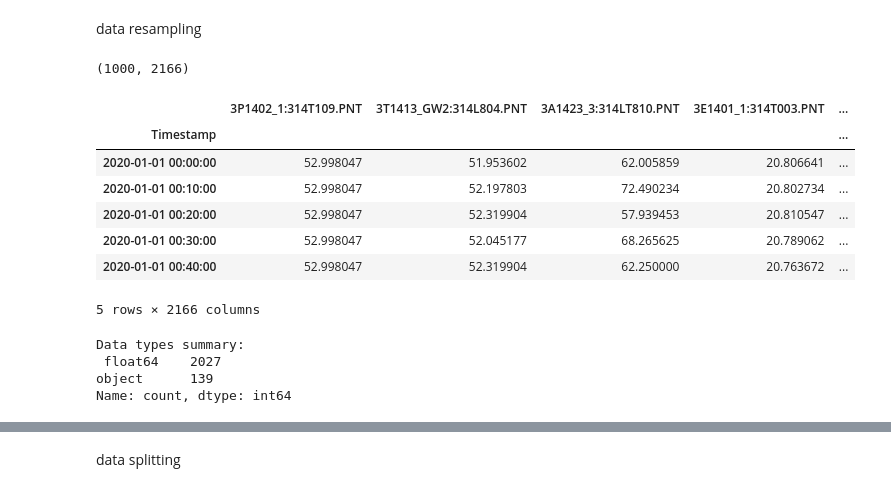
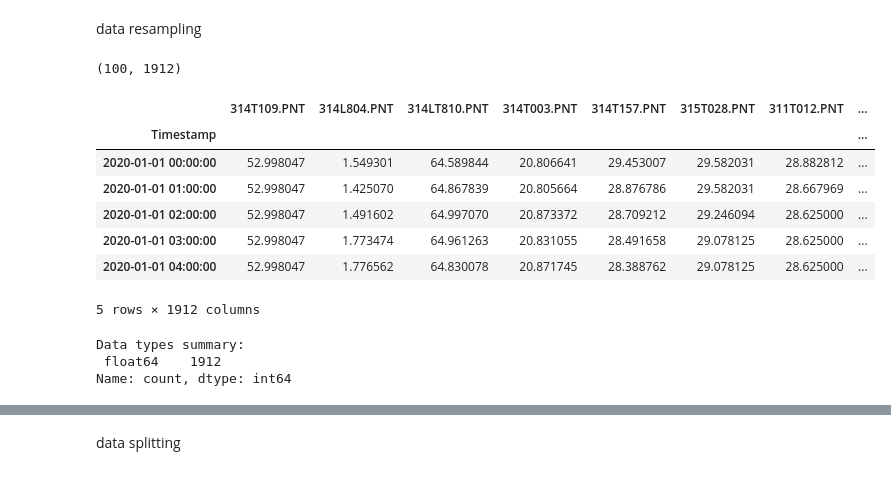
Before and after one commit to Rain-Elutions/Data-Processing-Automation, a Jupyter notebook: test.ipynb, the cells around one changed output, grey strips where cells are left out. Saved outputs shown, nothing was run; the diff lists cells and outputs as text; code cells hidden in the pictures.

```diff
--- a/test.ipynb
+++ b/test.ipynb
@@ -350,26 +362,25 @@ Name: count, dtype: int64
 data resampling
 # %%
 data_exp = DataExploration()
-df = data_exp.load_data('./data/raw_data/lng_alldata_1000.csv', parse_dates=True, index_col=0)
+df = data_exp.load_data('./data/lng_data_sample.csv', parse_dates=True, index_col=0)
 print(df.shape)
 df.head()
 # %% [output]
-(1000, 2166)
+(100, 1912)
-|  | 3P1402_1:314T109.PNT | 3T1413_GW2:314L804.PNT | 3A1423_3:314LT810.PNT | 3E1401_1:314T003.PNT | ... |
-| Timestamp |  |  |  |  | ... |
-| 2020-01-01 00:00:00 | 52.998047 | 51.953602 | 62.005859 | 20.806641 | ... |
-| 2020-01-01 00:10:00 | 52.998047 | 52.197803 | 72.490234 | 20.802734 | ... |
-| 2020-01-01 00:20:00 | 52.998047 | 52.319904 | 57.939453 | 20.810547 | ... |
-| 2020-01-01 00:30:00 | 52.998047 | 52.045177 | 68.265625 | 20.789062 | ... |
-| 2020-01-01 00:40:00 | 52.998047 | 52.319904 | 62.250000 | 20.763672 | ... |
+|  | 314T109.PNT | 314L804.PNT | 314LT810.PNT | 314T003.PNT | 314T157.PNT | 315T028.PNT | 311T012.PNT | ... |
+| Timestamp |  |  |  |  |  |  |  | ... |
+| 2020-01-01 00:00:00 | 52.998047 | 1.549301 | 64.589844 | 20.806641 | 29.453007 | 29.582031 | 28.882812 | ... |
+| 2020-01-01 01:00:00 | 52.998047 | 1.425070 | 64.867839 | 20.805664 | 28.876786 | 29.582031 | 28.667969 | ... |
+| 2020-01-01 02:00:00 | 52.998047 | 1.491602 | 64.997070 | 20.873372 | 28.709212 | 29.246094 | 28.625000 | ... |
+| 2020-01-01 03:00:00 | 52.998047 | 1.773474 | 64.961263 | 20.831055 | 28.491658 | 29.078125 | 28.625000 | ... |
+| 2020-01-01 04:00:00 | 52.998047 | 1.776562 | 64.830078 | 20.871745 | 28.388762 | 29.078125 | 28.625000 | ... |
-5 rows × 2166 columns
+5 rows × 1912 columns
 # %%
 data_exploration = DataExploration()
 data_exploration.summarize_data_type(df)
 # %% [output]
 Data types summary:
- float64    2027
-object      139
+ float64    1912
 Name: count, dtype: int64
 # %%
 # show first Object data column
```
Also changed, not shown: parts of 24 cells of this notebook.
